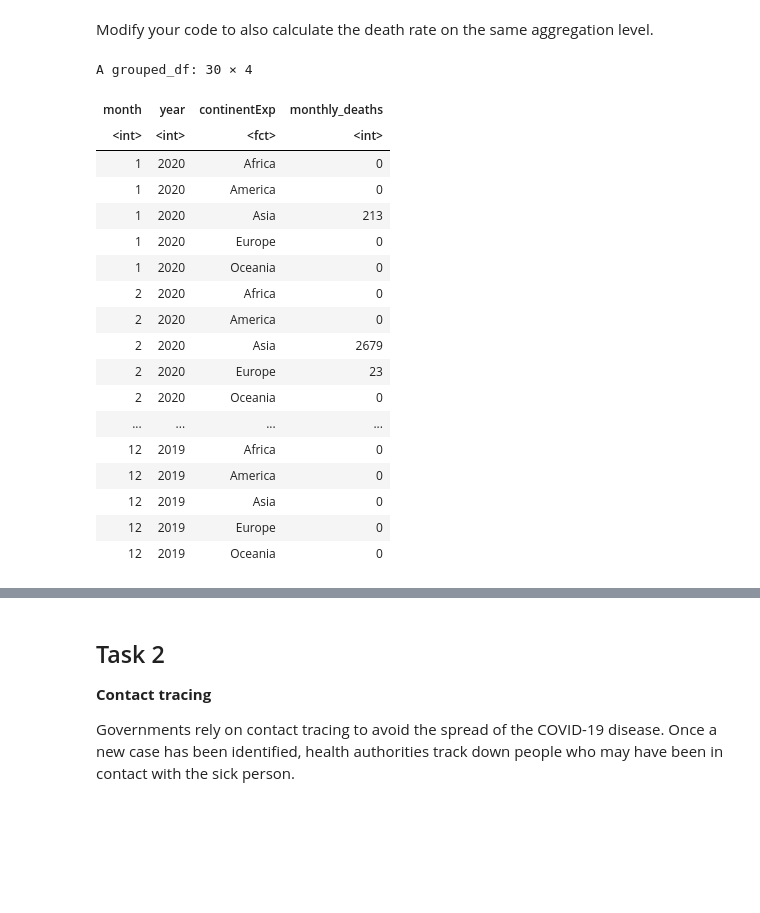
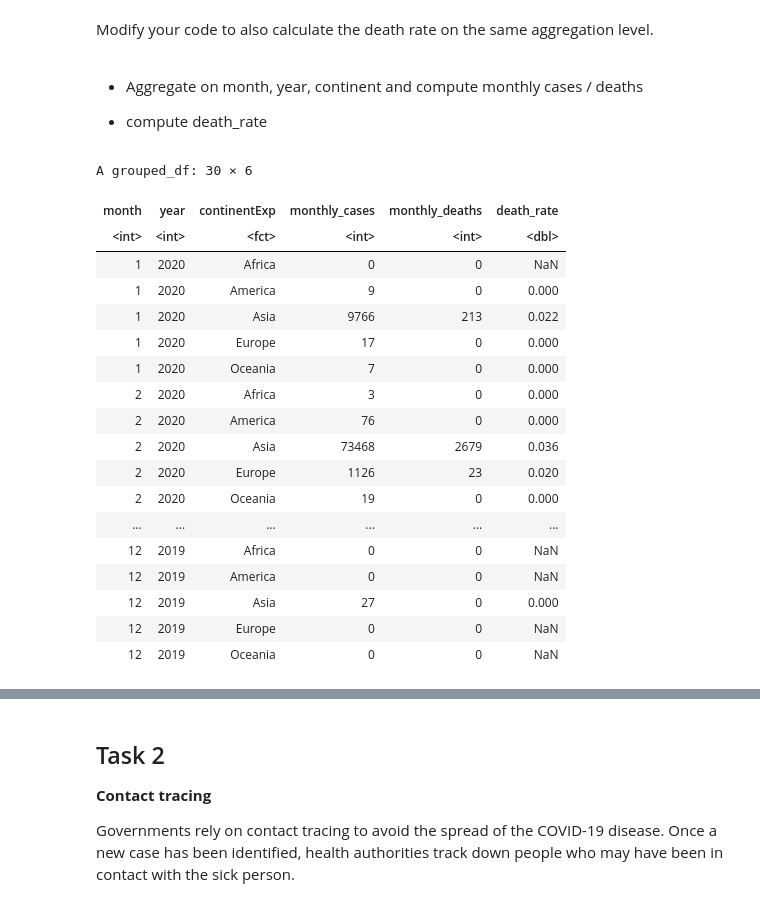
Before and after one commit to michiWS1920/ADS20, a Jupyter notebook: ADS_Programming_Assignment_1.ipynb, the cells around one changed output, grey strips where cells are left out. Saved outputs shown, nothing was run; the diff lists cells and outputs as text; code cells hidden in the pictures; blank space fills up the shorter version.

```diff
--- a/ADS_Programming_Assignment_1.ipynb
+++ b/ADS_Programming_Assignment_1.ipynb
@@ -394,27 +399,32 @@ A grouped_df: 30 × 6
 # %% [markdown]
 Modify your code to also calculate the death rate on the same aggregation level.
+# %% [markdown]
+* Aggregate on month, year, continent and compute monthly cases / deaths
+
+* compute death_rate
 # %%
 covid_continent %>%
 group_by(month, year, continentExp) %>%
-summarise(monthly_deaths = sum(deaths)) -> monthly_deaths
-monthly_deaths
+summarise(monthly_cases = sum(cases), monthly_deaths = sum(deaths)) %>%
+mutate(death_rate = monthly_deaths / monthly_cases) -> covid_double
+covid_double
 # %% [output]
-A grouped_df: 30 × 4
+A grouped_df: 30 × 6
-| month | year | continentExp | monthly_deaths |
-| <int> | <int> | <fct> | <int> |
-| 1 | 2020 | Africa | 0 |
-| 1 | 2020 | America | 0 |
-| 1 | 2020 | Asia | 213 |
-| 1 | 2020 | Europe | 0 |
-| 1 | 2020 | Oceania | 0 |
-| 2 | 2020 | Africa | 0 |
-| 2 | 2020 | America | 0 |
-| 2 | 2020 | Asia | 2679 |
-| 2 | 2020 | Europe | 23 |
-| 2 | 2020 | Oceania | 0 |
-| ... | ... | ... | ... |
-| 12 | 2019 | Africa | 0 |
-| 12 | 2019 | America | 0 |
-| 12 | 2019 | Asia | 0 |
-| 12 | 2019 | Europe | 0 |
-| 12 | 2019 | Oceania | 0 |
+| month | year | continentExp | monthly_cases | monthly_deaths | death_rate |
+| <int> | <int> | <fct> | <int> | <int> | <dbl> |
+| 1 | 2020 | Africa | 0 | 0 | NaN |
+| 1 | 2020 | America | 9 | 0 | 0.000 |
+| 1 | 2020 | Asia | 9766 | 213 | 0.022 |
+| 1 | 2020 | Europe | 17 | 0 | 0.000 |
+| 1 | 2020 | Oceania | 7 | 0 | 0.000 |
+| 2 | 2020 | Africa | 3 | 0 | 0.000 |
+| 2 | 2020 | America | 76 | 0 | 0.000 |
+| 2 | 2020 | Asia | 73468 | 2679 | 0.036 |
+| 2 | 2020 | Europe | 1126 | 23 | 0.020 |
+| 2 | 2020 | Oceania | 19 | 0 | 0.000 |
+| ... | ... | ... | ... | ... | ... |
+| 12 | 2019 | Africa | 0 | 0 | NaN |
+| 12 | 2019 | America | 0 | 0 | NaN |
+| 12 | 2019 | Asia | 27 | 0 | 0.000 |
+| 12 | 2019 | Europe | 0 | 0 | NaN |
+| 12 | 2019 | Oceania | 0 | 0 | NaN |
```
Also changed, not shown: parts of 14 cells of this notebook.
